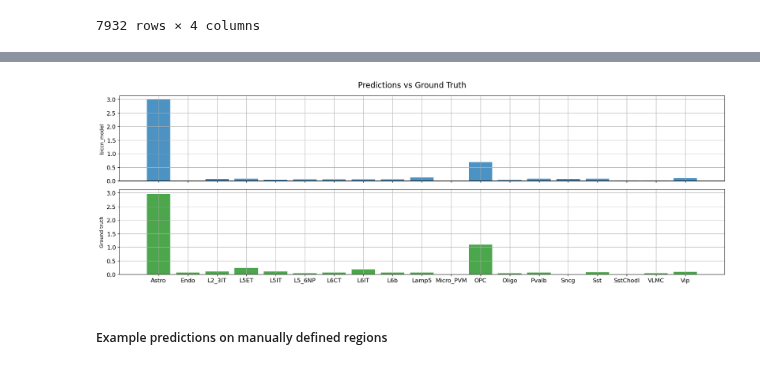
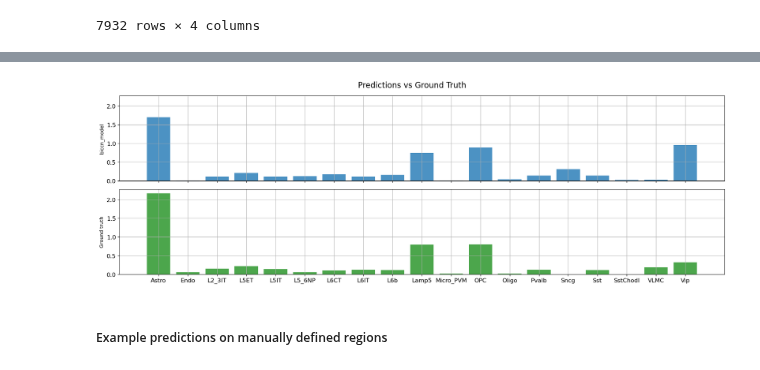
Before and after one commit to aertslab/CREsted, a Jupyter notebook: docs/tutorials/model_training_and_eval.ipynb, the cells around one changed output, grey strips where cells are left out. Drawn from its saved outputs; the diff is of its cells as text; code cells hidden in the pictures.

Commit message:
added gene scoring and plotting + notebook bug fixes

```diff
--- a/docs/tutorials/model_training_and_eval.ipynb
+++ b/docs/tutorials/model_training_and_eval.ipynb
@@ -435,8 +444,9 @@ test_df
 7932 rows × 4 columns
 # %%
 # plot predictions vs ground truth for a random region in the test set defined by index
-idx = 56
-region = adata.var.index[idx]
+idx = 22
+region = test_df.index[idx]
+print(region)
 crested.pl.bar.region_predictions(
     adata, region, title="Predictions vs Ground Truth"
 )
@@ -445,4 +456,4 @@ crested.pl.bar.region_predictions(
-[figure, old version]
+[figure, new version]
 # %% [markdown]
 ##### Example predictions on manually defined regions
 # %%
```
Also changed, not shown: parts of 18 cells of this notebook, 6 other files.
